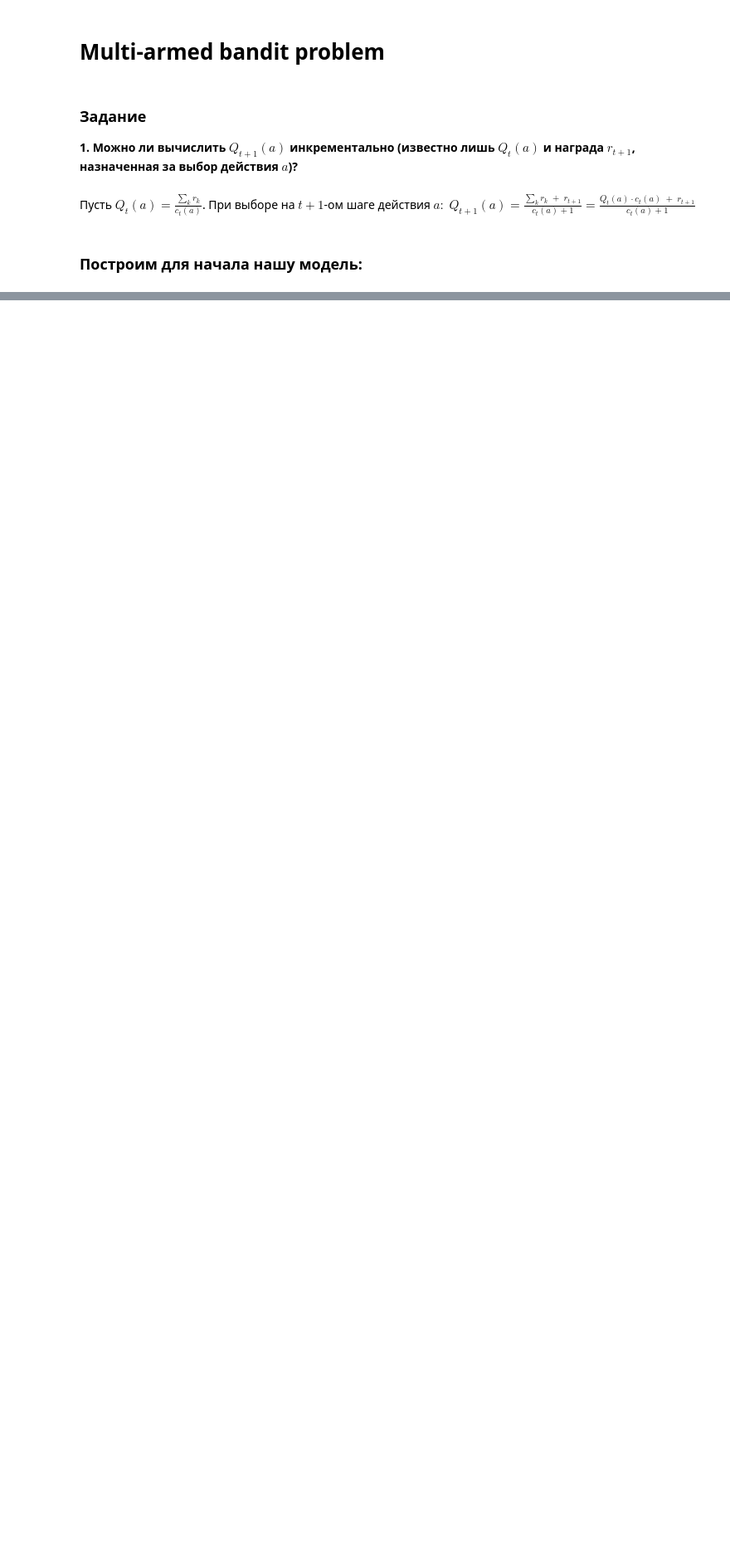
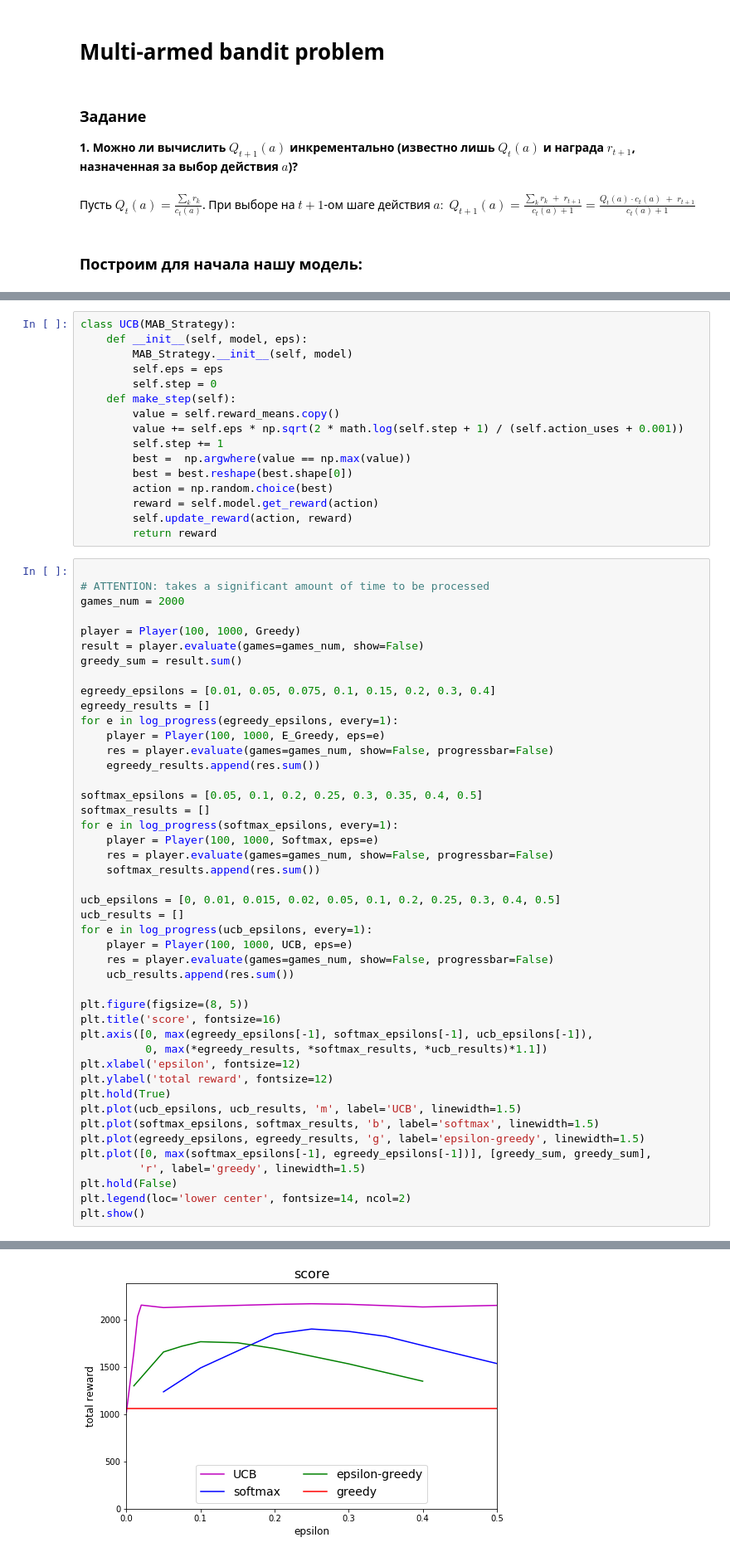
Before and after one commit to v-sopov/renju, a Jupyter notebook: lab4_solution.ipynb, the cells around one changed output, grey strips where cells are left out. Shown at 83% size. Drawn from its saved outputs; the diff is of its cells as text; blank space fills up the shorter version.

```diff
--- a/lab4_solution.ipynb
+++ b/lab4_solution.ipynb
@@ -119,0 +202,62 @@ Widget Javascript not detected.  It may not be installed properly. Did you enabl
+# %%
+class UCB(MAB_Strategy):
+    def __init__(self, model, eps):
+        MAB_Strategy.__init__(self, model)
+        self.eps = eps
+        self.step = 0
+    def make_step(self):
+        value = self.reward_means.copy()
+        value += self.eps * np.sqrt(2 * math.log(self.step + 1) / (self.action_uses + 0.001))
+        self.step += 1
+        best =  np.argwhere(value == np.max(value))
+        best = best.reshape(best.shape[0])
+        action = np.random.choice(best)
+        reward = self.model.get_reward(action)
+        self.update_reward(action, reward)
+        return reward
+# %%
+
+# ATTENTION: takes a significant amount of time to be processed
+games_num = 2000
+
+player = Player(100, 1000, Greedy)
+result = player.evaluate(games=games_num, show=False)
+greedy_sum = result.sum()
+
+egreedy_epsilons = [0.01, 0.05, 0.075, 0.1, 0.15, 0.2, 0.3, 0.4]
+egreedy_results = []
+for e in log_progress(egreedy_epsilons, every=1):
+    player = Player(100, 1000, E_Greedy, eps=e)
+    res = player.evaluate(games=games_num, show=False, progressbar=False)
+    egreedy_results.append(res.sum())
+
+softmax_epsilons = [0.05, 0.1, 0.2, 0.25, 0.3, 0.35, 0.4, 0.5]
+softmax_results = []
+for e in log_progress(softmax_epsilons, every=1):
+    player = Player(100, 1000, Softmax, eps=e)
+    res = player.evaluate(games=games_num, show=False, progressbar=False)
+    softmax_results.append(res.sum())
+
+ucb_epsilons = [0, 0.01, 0.015, 0.02, 0.05, 0.1, 0.2, 0.25, 0.3, 0.4, 0.5]
+ucb_results = []
+for e in log_progress(ucb_epsilons, every=1):
+    player = Player(100, 1000, UCB, eps=e)
+    res = player.evaluate(games=games_num, show=False, progressbar=False)
+    ucb_results.append(res.sum())
+
+plt.figure(figsize=(8, 5))
+plt.title('score', fontsize=16)
+plt.axis([0, max(egreedy_epsilons[-1], softmax_epsilons[-1], ucb_epsilons[-1]),
+          0, max(*egreedy_results, *softmax_results, *ucb_results)*1.1])
+plt.xlabel('epsilon', fontsize=12)
+plt.ylabel('total reward', fontsize=12)
+plt.hold(True)
+plt.plot(ucb_epsilons, ucb_results, 'm', label='UCB', linewidth=1.5)
+plt.plot(softmax_epsilons, softmax_results, 'b', label='softmax', linewidth=1.5)
+plt.plot(egreedy_epsilons, egreedy_results, 'g', label='epsilon-greedy', linewidth=1.5)
+plt.plot([0, max(softmax_epsilons[-1], egreedy_epsilons[-1])], [greedy_sum, greedy_sum],
+         'r', label='greedy', linewidth=1.5)
+plt.hold(False)
+plt.legend(loc='lower center', fontsize=14, ncol=2)
+plt.show()
+# %% [output]
@@ -119,0 +268 @@ Widget Javascript not detected.  It may not be installed properly. Did you enabl
+[figure, added]
```
Also changed, not shown: parts of 17 cells of this notebook.
